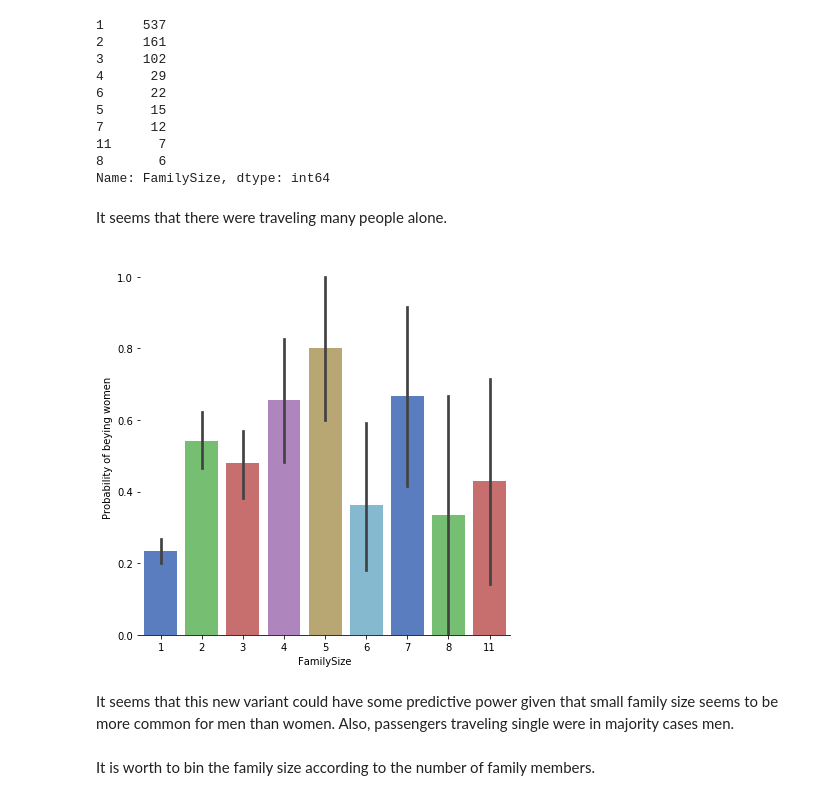
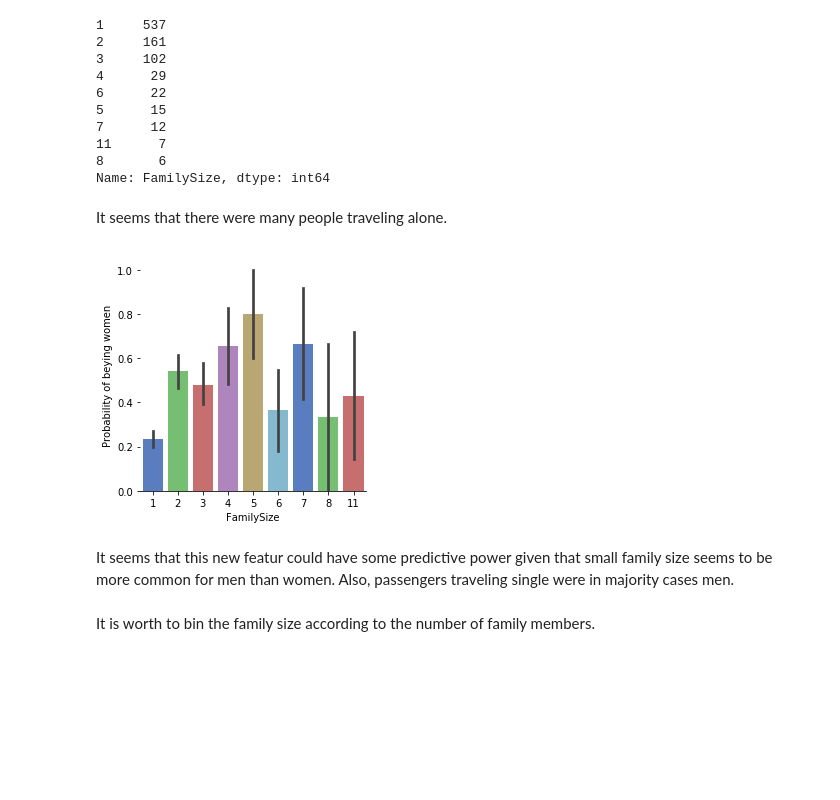
Before and after one commit to QuarKUS7/EY, a Jupyter notebook: model.ipynb, the cells around one changed output. Cells and saved outputs as stored; diff of their text form; code cells hidden in the pictures; blank space fills up the shorter version.

```diff
--- a/model.ipynb
+++ b/model.ipynb
@@ -87,7 +87,8 @@ print(data.columns.values)
 data = data.drop(['PassengerId','Name'], axis=1)
 # %%
 # Rearange columns in data so Sex is the first
-data = data[['Sex','Survived', 'Pclass','Age', 'SibSp', 'Parch', 'Ticket', 'Fare', 'Cabin', 'Embarked']]
+data = data[['Sex','Survived', 'Pclass','Age', 'SibSp', 'Parch',
+             'Ticket', 'Fare', 'Cabin', 'Embarked']]
 # %%
 # A concise summary of data
 data.info()
@@ -304,15 +300,15 @@ print(data["FamilySize"].value_counts())
 8       6
 Name: FamilySize, dtype: int64
 # %% [markdown]
-It seems that there were traveling many people alone.
+It seems that there were many people traveling alone.
 # %%
-g = sns.factorplot(x="FamilySize", y="Sex", data=data, kind="bar", size=6,
+g = sns.factorplot(x="FamilySize", y="Sex", data=data, kind="bar", size=4,
                    palette="muted")
-    .despine(left=True).set_ylabels("Probability of beying women")
+g = g.despine(left=True).set_ylabels("Probability of beying women")
 # %% [output]
-[figure, old version]
+[figure, new version]
 # %% [markdown]
-It seems that this new variant could have some predictive power given that small family size seems to be more common for men than women. Also, passengers traveling single were in majority cases men.
+It seems that this new featur could have some predictive power given that small family size seems to be more common for men than women. Also, passengers traveling single were in majority cases men.
 # %%
 # Transform Family size in bins and create dummy variables
 data['Single'] = data['FamilySize'].map(lambda s: 1 if s == 1 else 0)
```
Also changed, not shown: parts of 51 cells of this notebook.
